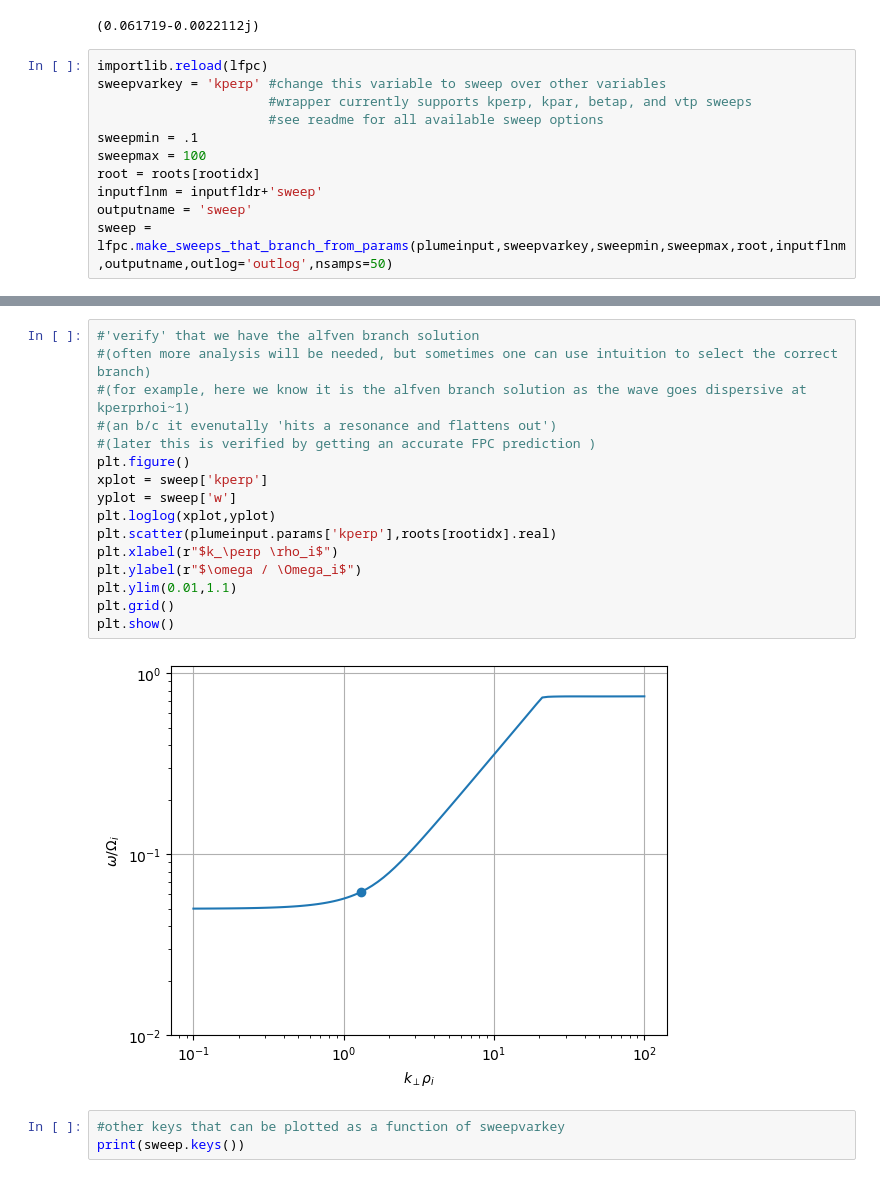
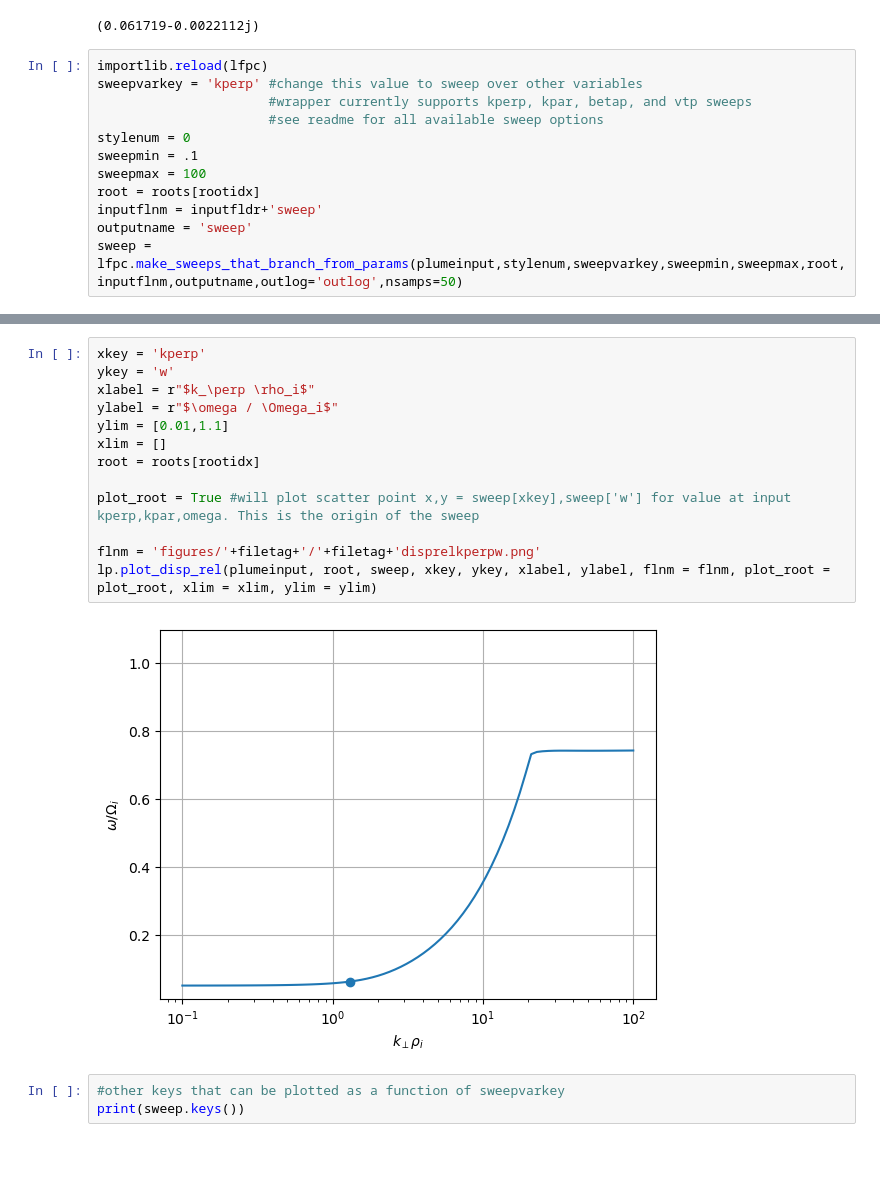
Before and after one commit to kgklein/PLUME, a Jupyter notebook: examplelinfpc.ipynb, the cells around one changed output, grey strips where cells are left out. Drawn from its saved outputs; the diff is of its cells as text.

```diff
--- a/examplelinfpc.ipynb
+++ b/examplelinfpc.ipynb
@@ -130,12 +119,13 @@ roots[rootidx] #later we show that this is the alfven root
 (0.061719-0.0022112j)
 # %%
 importlib.reload(lfpc)
-sweepvarkey = 'kperp' #change this variable to sweep over other variables
+sweepvarkey = 'kperp' #change this value to sweep over other variables
                       #wrapper currently supports kperp, kpar, betap, and vtp sweeps
                       #see readme for all available sweep options
+stylenum = 0
 sweepmin = .1
 sweepmax = 100
 root = roots[rootidx]
 inputflnm = inputfldr+'sweep'
 outputname = 'sweep'
-sweep = lfpc.make_sweeps_that_branch_from_params(plumeinput,sweepvarkey,sweepmin,sweepmax,root,inputflnm,outputname,outlog='outlog',nsamps=50)
+sweep = lfpc.make_sweeps_that_branch_from_params(plumeinput,stylenum,sweepvarkey,sweepmin,sweepmax,root,inputflnm,outputname,outlog='outlog',nsamps=50)
@@ -161,21 +132,18 @@ Combining data and returning as 1 sweep...
-# %%
-#'verify' that we have the alfven branch solution
-#(often more analysis will be needed, but sometimes one can use intuition to select the correct branch)
-#(for example, here we know it is the alfven branch solution as the wave goes dispersive at kperprhoi~1)
-#(an b/c it evenutally 'hits a resonance and flattens out')
-#(later this is verified by getting an accurate FPC prediction )
-plt.figure()
-xplot = sweep['kperp']
-yplot = sweep['w']
-plt.loglog(xplot,yplot)
-plt.scatter(plumeinput.params['kperp'],roots[rootidx].real)
-plt.xlabel(r"$k_\perp \rho_i$")
-plt.ylabel(r"$\omega / \Omega_i$")
-plt.ylim(0.01,1.1)
-plt.grid()
-plt.show()
-# %% [output]
-[figure, removed]
+# %%
+xkey = 'kperp'
+ykey = 'w'
+xlabel = r"$k_\perp \rho_i$"
+ylabel = r"$\omega / \Omega_i$"
+ylim = [0.01,1.1]
+xlim = []
+root = roots[rootidx]
+
+plot_root = True #will plot scatter point x,y = sweep[xkey],sweep['w'] for value at input kperp,kpar,omega. This is the origin of the sweep
+
+flnm = 'figures/'+filetag+'/'+filetag+'disprelkperpw.png'
+lp.plot_disp_rel(plumeinput, root, sweep, xkey, ykey, xlabel, ylabel, flnm = flnm, plot_root = plot_root, xlim = xlim, ylim = ylim)
+# %% [output]
+[figure, added]
 # %%
 #other keys that can be plotted as a function of sweepvarkey
 print(sweep.keys())
```
Also changed, not shown: parts of 30 cells of this notebook, 2 other files.
